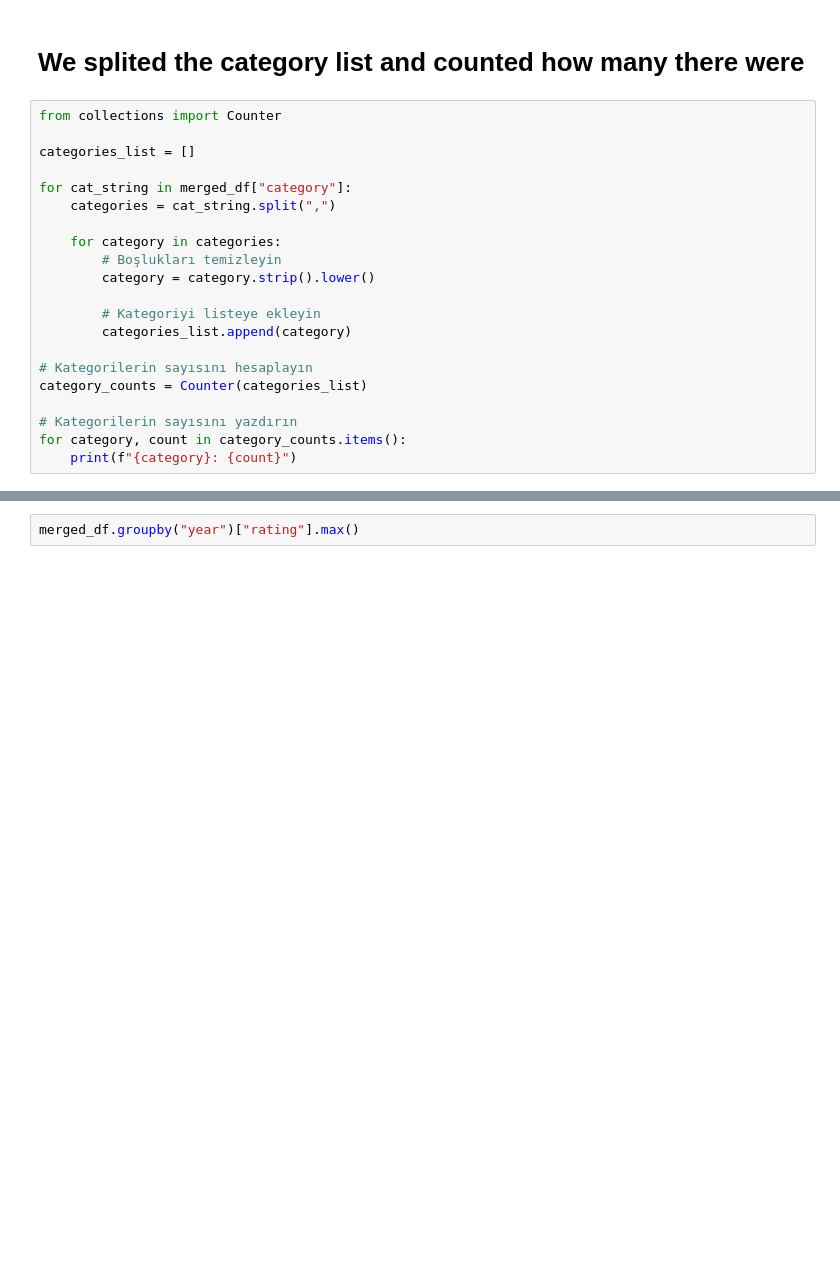
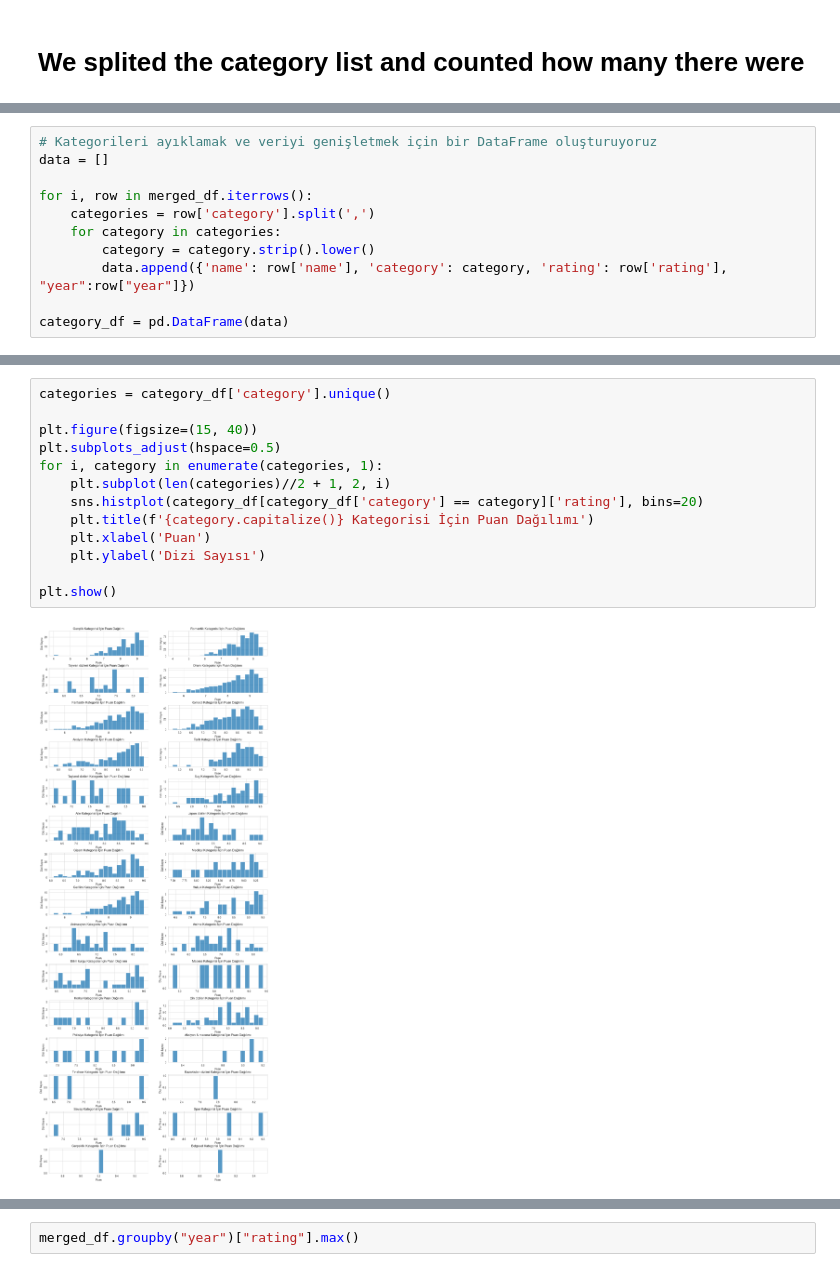
Before and after one commit to beyzaevcen/WebMiningProject, a Jupyter notebook: Processing.ipynb, the cells around one changed output, grey strips where cells are left out. Saved outputs shown, nothing was run; the diff lists cells and outputs as text; blank space fills up the shorter version.

```diff
--- a/Processing.ipynb
+++ b/Processing.ipynb
@@ -197,23 +212,2 @@ plt.show()
 # %% [markdown]
 # We splited the category list and counted how many there were
-# %%
-from collections import Counter
-
-categories_list = []
-
-for cat_string in merged_df["category"]:
-    categories = cat_string.split(",")
-
-    for category in categories:
-        # Boşlukları temizleyin
-        category = category.strip().lower()
-
-        # Kategoriyi listeye ekleyin
-        categories_list.append(category)
-
-# Kategorilerin sayısını hesaplayın
-category_counts = Counter(categories_list)
-
-# Kategorilerin sayısını yazdırın
-for category, count in category_counts.items():
-    print(f"{category}: {count}")
@@ -253,0 +214,11 @@ merged_df
+# %%
+# Kategorileri ayıklamak ve veriyi genişletmek için bir DataFrame oluşturuyoruz
+data = []
+
+for i, row in merged_df.iterrows():
+    categories = row['category'].split(',')
+    for category in categories:
+        category = category.strip().lower()
+        data.append({'name': row['name'], 'category': category, 'rating': row['rating'], "year":row["year"]})
+
+category_df = pd.DataFrame(data)
@@ -253,0 +239,15 @@ merged_df
+# %%
+categories = category_df['category'].unique()
+
+plt.figure(figsize=(15, 40))
+plt.subplots_adjust(hspace=0.5)
+for i, category in enumerate(categories, 1):
+    plt.subplot(len(categories)//2 + 1, 2, i)
+    sns.histplot(category_df[category_df['category'] == category]['rating'], bins=20)
+    plt.title(f'{category.capitalize()} Kategorisi İçin Puan Dağılımı')
+    plt.xlabel('Puan')
+    plt.ylabel('Dizi Sayısı')
+
+plt.show()
+# %% [output]
+[figure, added]
```
Also changed, not shown: parts of 21 cells of this notebook.
